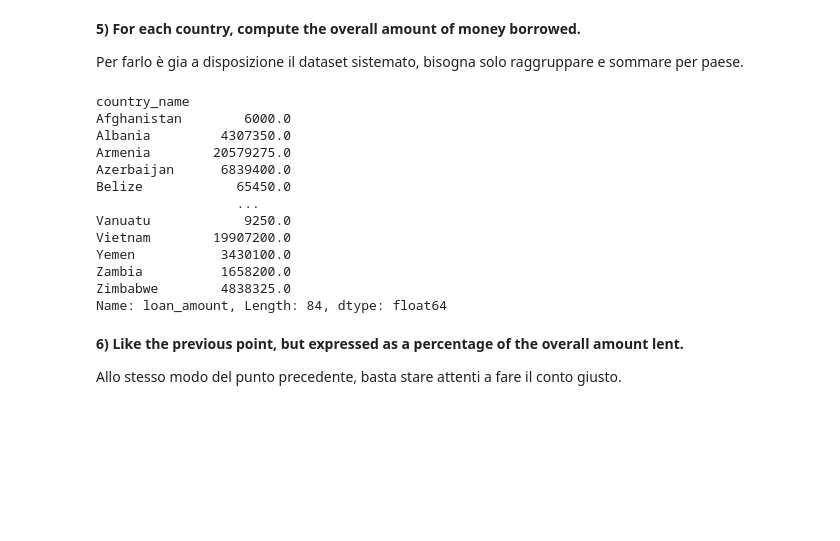
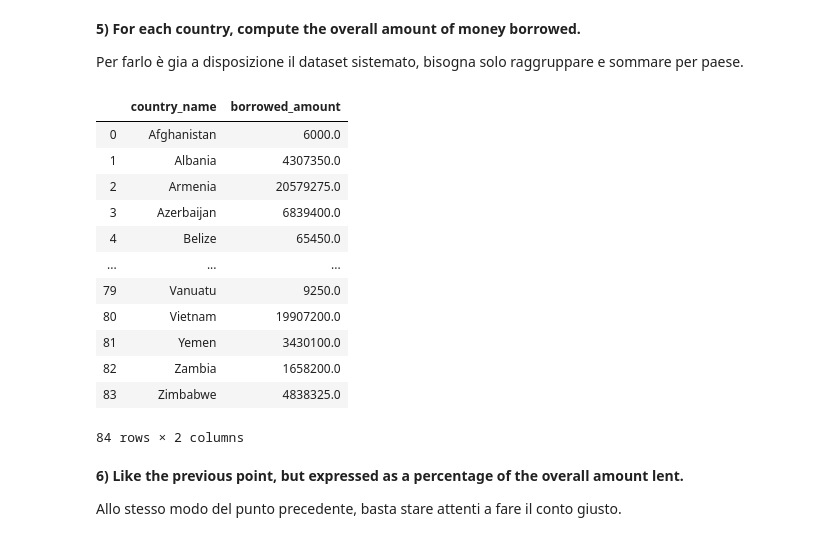
Before and after one commit to Chri1629/cs_project, a Jupyter notebook: esame_chri.ipynb, the cells around one changed output. Saved outputs shown, nothing was run; the diff lists cells and outputs as text; code cells hidden in the pictures; blank space fills up the shorter version.

```diff
--- a/esame_chri.ipynb
+++ b/esame_chri.ipynb
@@ -128,21 +128,21 @@ num_loans_country = loans_not_null.groupby('country_name').count()['loan_id']
 
 Per farlo è gia a disposizione il dataset sistemato, bisogna solo raggruppare e sommare per paese.
 # %%
-loans_not_null.groupby('country_name')['loan_amount'].sum()
+loans_not_null.groupby('country_name')['loan_amount'].sum().reset_index().rename(columns={"loan_amount" : "borrowed_amount"})
 # %% [output]
+|  | country_name | borrowed_amount |
+| 0 | Afghanistan | 6000.0 |
+| 1 | Albania | 4307350.0 |
+| 2 | Armenia | 20579275.0 |
+| 3 | Azerbaijan | 6839400.0 |
+| 4 | Belize | 65450.0 |
+| ... | ... | ... |
+| 79 | Vanuatu | 9250.0 |
+| 80 | Vietnam | 19907200.0 |
+| 81 | Yemen | 3430100.0 |
+| 82 | Zambia | 1658200.0 |
+| 83 | Zimbabwe | 4838325.0 |
-country_name
-Afghanistan        6000.0
-Albania         4307350.0
-Armenia        20579275.0
-Azerbaijan      6839400.0
-Belize            65450.0
-                  ...
-Vanuatu            9250.0
-Vietnam        19907200.0
-Yemen           3430100.0
-Zambia          1658200.0
-Zimbabwe        4838325.0
-Name: loan_amount, Length: 84, dtype: float64
+84 rows × 2 columns
 # %% [markdown]
 **6) Like the previous point, but expressed as a percentage of the overall amount lent.**
 
```
Also changed, not shown: parts of 4 cells of this notebook.
